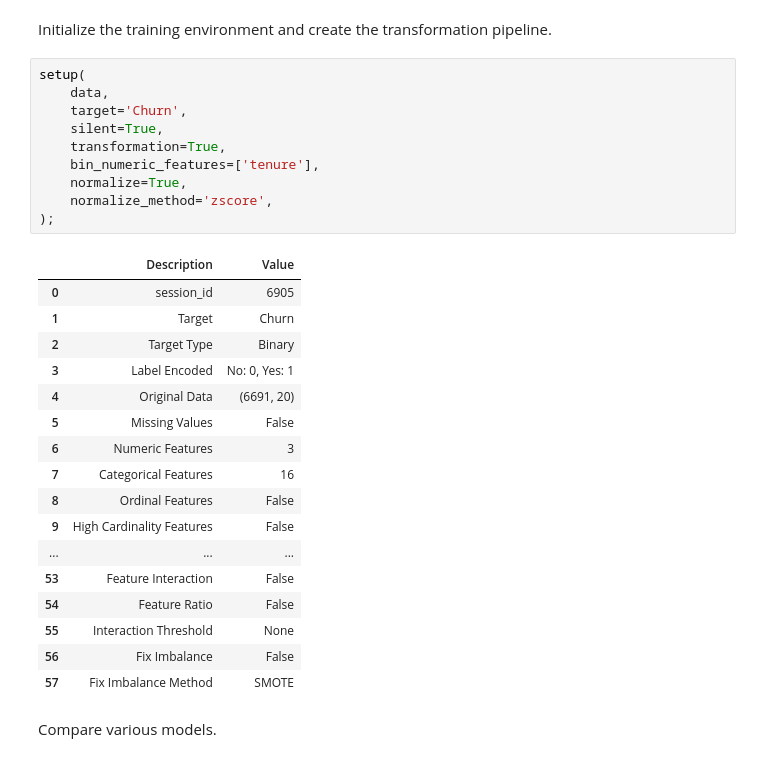
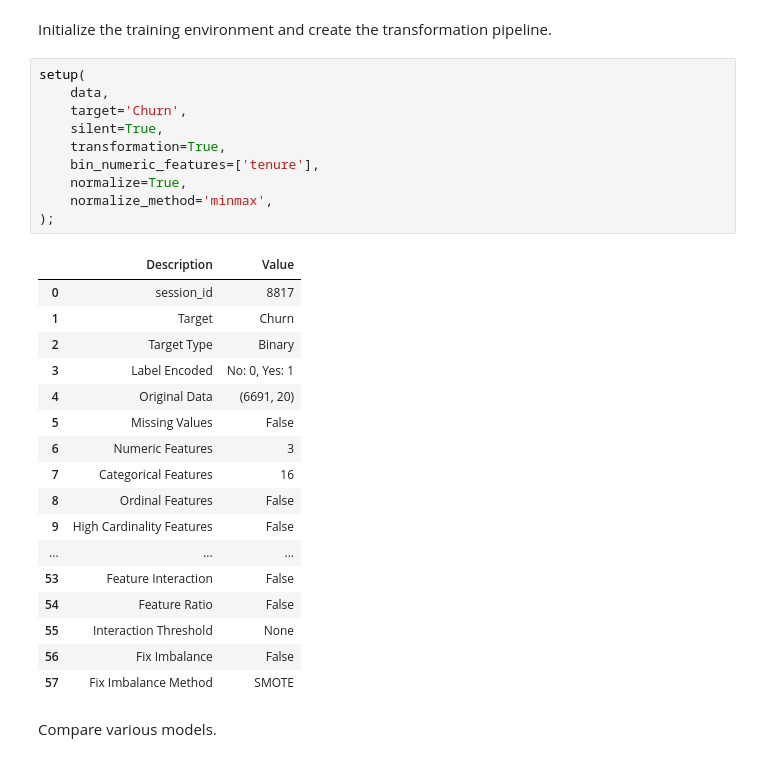
Before and after one commit to kubekmonika/customer-churn-analysis-telco-dataset, a Jupyter notebook: notebooks/model.ipynb, the cells around one changed output. Saved outputs shown, nothing was run; the diff lists cells and outputs as text.

Commit message:
acc 0.80 recall 0.51 prec 0.68 model: lr setup: - transformation - bin_numeric_features - normalize: minmax

```diff
--- a/notebooks/model.ipynb
+++ b/notebooks/model.ipynb
@@ -75,16 +75,16 @@ Initialize the training environment and create the transformation pipeline.
 # %%
 setup(
     data,
     target='Churn',
     silent=True,
     transformation=True,
     bin_numeric_features=['tenure'],
     normalize=True,
-    normalize_method='zscore',
+    normalize_method='minmax',
 );
 # %% [output]
 |  | Description | Value |
-| 0 | session_id | 6905 |
+| 0 | session_id | 8817 |
 | 1 | Target | Churn |
 | 2 | Target Type | Binary |
 | 3 | Label Encoded | No: 0, Yes: 1 |
```
Also changed, not shown: parts of 1 cell of this notebook.
